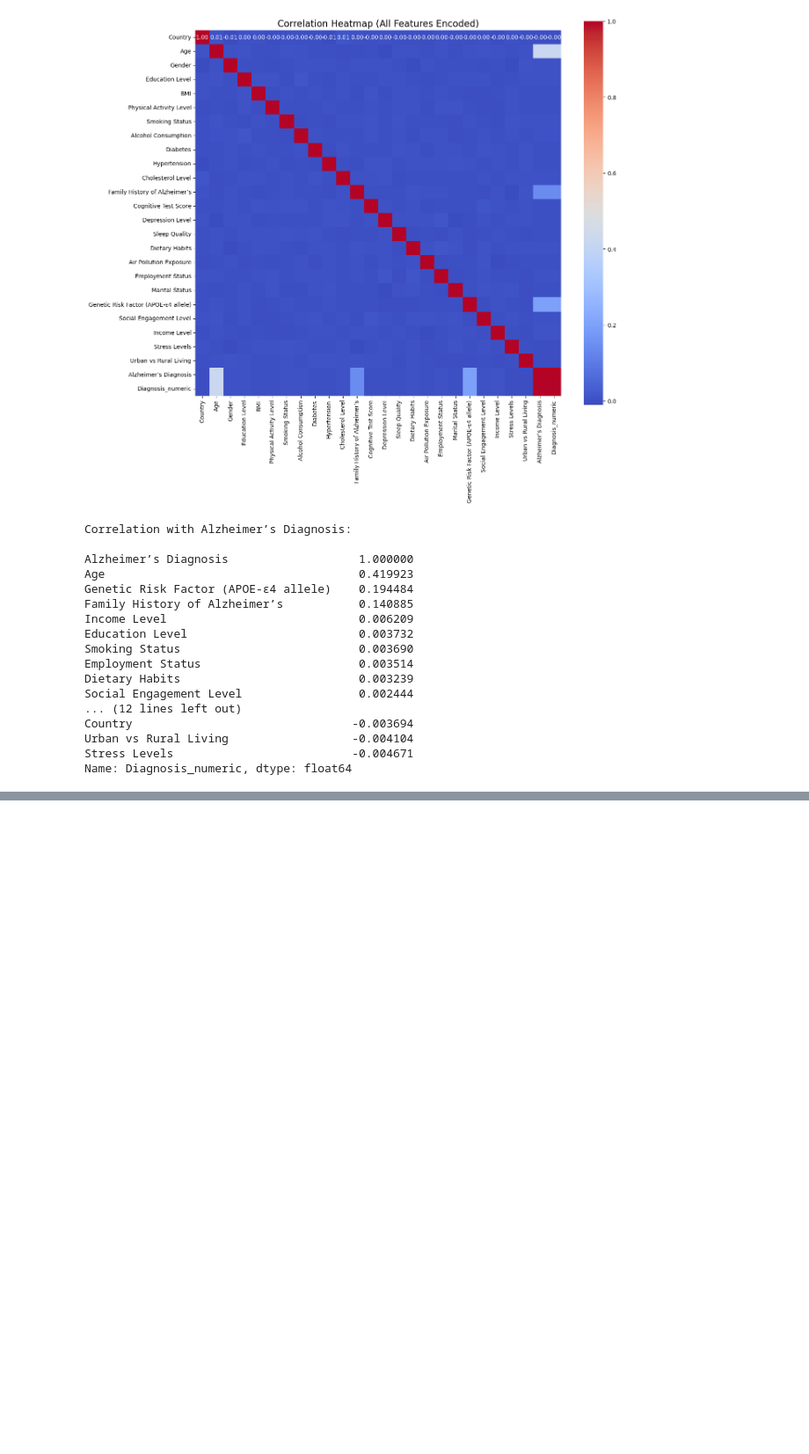
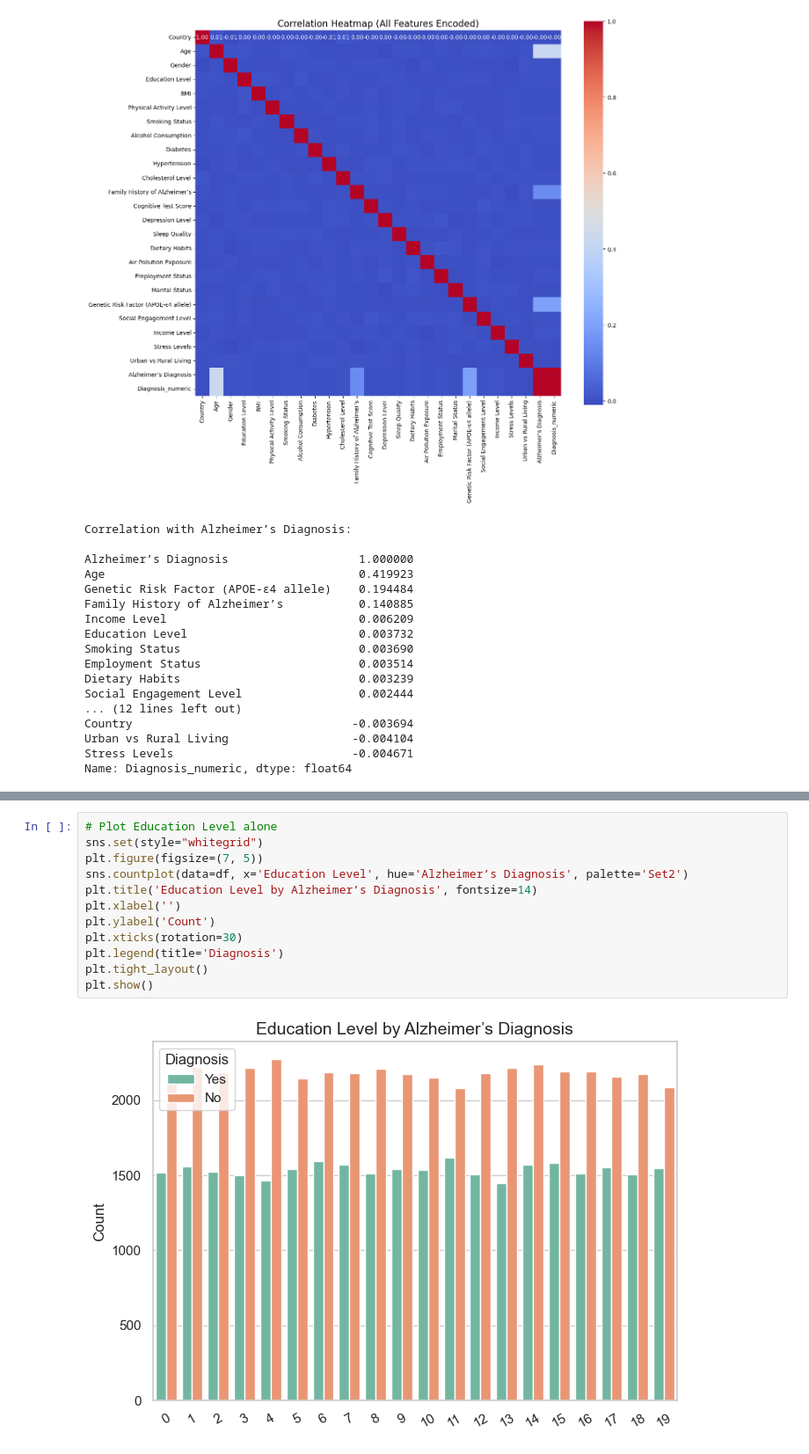
Before and after one commit to ileontios03/EPL448_Project, a Jupyter notebook: eda.ipynb, the cells around one changed output, grey strips where cells are left out. Shown at 88% size. Cells and saved outputs as stored; diff of their text form; blank space fills up the shorter version.

```diff
--- a/eda.ipynb
+++ b/eda.ipynb
@@ -254,0 +304,14 @@ Name: Diagnosis_numeric, dtype: float64
+# %%
+# Plot Education Level alone
+sns.set(style="whitegrid")
+plt.figure(figsize=(7, 5))
+sns.countplot(data=df, x='Education Level', hue='Alzheimer’s Diagnosis', palette='Set2')
+plt.title('Education Level by Alzheimer’s Diagnosis', fontsize=14)
+plt.xlabel('')
+plt.ylabel('Count')
+plt.xticks(rotation=30)
+plt.legend(title='Diagnosis')
+plt.tight_layout()
+plt.show()
+# %% [output]
+[figure, added]
```
Also changed, not shown: parts of 4 cells of this notebook.
